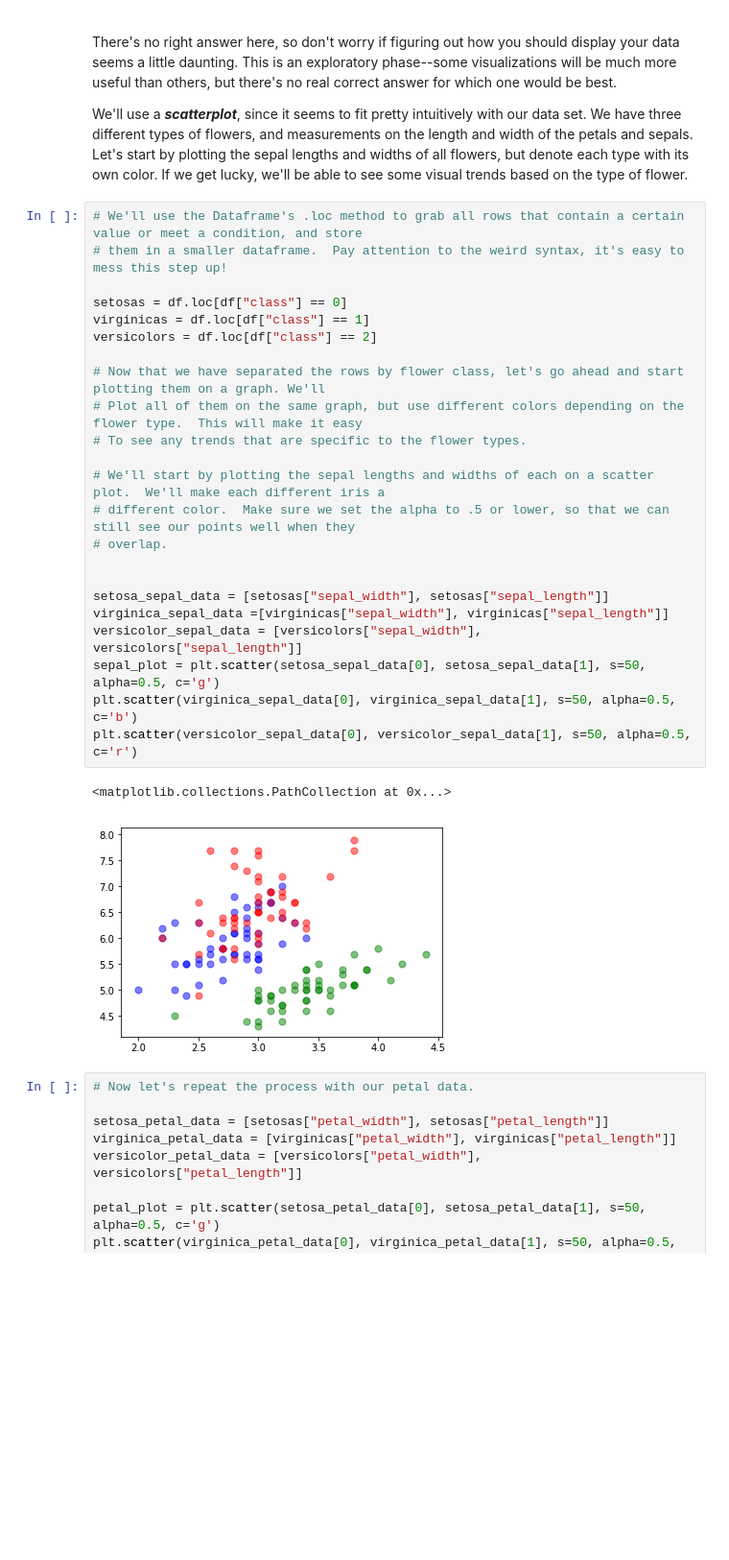
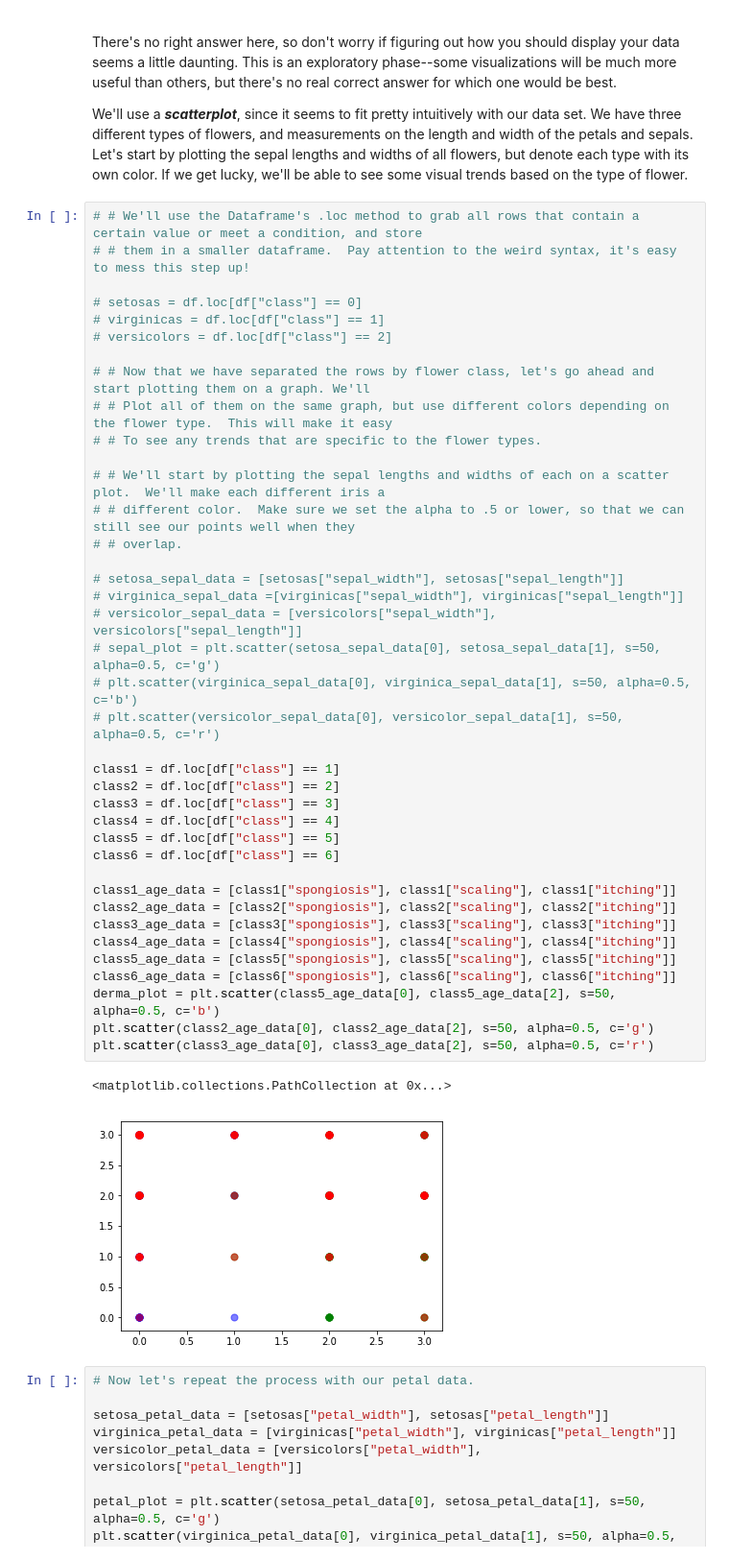
Before and after one commit to Nicholas-Swift/Machine-Learning, a Jupyter notebook: ML_Day1_Challenge/Day 1 Challenge--Flower Power.ipynb, the cells around one changed output. Shown: that part at 96% size. Cells and saved outputs as stored; diff of their text form; blank space fills up the shorter version.

Commit message:
messing with UCI dermatology data

```diff
--- a/ML_Day1_Challenge/Day 1 Challenge--Flower Power.ipynb
+++ b/ML_Day1_Challenge/Day 1 Challenge--Flower Power.ipynb
@@ -160,31 +169,47 @@ There's no right answer here, so don't worry if figuring out how you should disp
 
 We'll use a **_scatterplot_**, since it seems to fit pretty intuitively with our data set.  We have three different types of flowers, and measurements on the length and width of the petals and sepals.  Let's start by plotting the sepal lengths and widths of all flowers, but denote each type with its own color.  If we get lucky, we'll be able to see some visual trends based on the type of flower.
 # %%
-# We'll use the Dataframe's .loc method to grab all rows that contain a certain value or meet a condition, and store
-# them in a smaller dataframe.  Pay attention to the weird syntax, it's easy to mess this step up!
+# # We'll use the Dataframe's .loc method to grab all rows that contain a certain value or meet a condition, and store
+# # them in a smaller dataframe.  Pay attention to the weird syntax, it's easy to mess this step up!
 
-setosas = df.loc[df["class"] == 0]
-virginicas = df.loc[df["class"] == 1]
-versicolors = df.loc[df["class"] == 2]
+# setosas = df.loc[df["class"] == 0]
+# virginicas = df.loc[df["class"] == 1]
+# versicolors = df.loc[df["class"] == 2]
 
-# Now that we have separated the rows by flower class, let's go ahead and start plotting them on a graph. We'll
-# Plot all of them on the same graph, but use different colors depending on the flower type.  This will make it easy
-# To see any trends that are specific to the flower types.
+# # Now that we have separated the rows by flower class, let's go ahead and start plotting them on a graph. We'll
+# # Plot all of them on the same graph, but use different colors depending on the flower type.  This will make it easy
+# # To see any trends that are specific to the flower types.
 
-# We'll start by plotting the sepal lengths and widths of each on a scatter plot.  We'll make each different iris a
-# different color.  Make sure we set the alpha to .5 or lower, so that we can still see our points well when they
-# overlap.
+# # We'll start by plotting the sepal lengths and widths of each on a scatter plot.  We'll make each different iris a
+# # different color.  Make sure we set the alpha to .5 or lower, so that we can still see our points well when they
+# # overlap.
 
+# setosa_sepal_data = [setosas["sepal_width"], setosas["sepal_length"]]
+# virginica_sepal_data =[virginicas["sepal_width"], virginicas["sepal_length"]]
+# versicolor_sepal_data = [versicolors["sepal_width"], versicolors["sepal_length"]]
+# sepal_plot = plt.scatter(setosa_sepal_data[0], setosa_sepal_data[1], s=50, alpha=0.5, c='g')
+# plt.scatter(virginica_sepal_data[0], virginica_sepal_data[1], s=50, alpha=0.5, c='b')
+# plt.scatter(versicolor_sepal_data[0], versicolor_sepal_data[1], s=50, alpha=0.5, c='r')
 
-setosa_sepal_data = [setosas["sepal_width"], setosas["sepal_length"]]
-virginica_sepal_data =[virginicas["sepal_width"], virginicas["sepal_length"]]
-versicolor_sepal_data = [versicolors["sepal_width"], versicolors["sepal_length"]]
-sepal_plot = plt.scatter(setosa_sepal_data[0], setosa_sepal_data[1], s=50, alpha=0.5, c='g')
-plt.scatter(virginica_sepal_data[0], virginica_sepal_data[1], s=50, alpha=0.5, c='b')
-plt.scatter(versicolor_sepal_data[0], versicolor_sepal_data[1], s=50, alpha=0.5, c='r')
+class1 = df.loc[df["class"] == 1]
+class2 = df.loc[df["class"] == 2]
+class3 = df.loc[df["class"] == 3]
+class4 = df.loc[df["class"] == 4]
+class5 = df.loc[df["class"] == 5]
+class6 = df.loc[df["class"] == 6]
+
+class1_age_data = [class1["spongiosis"], class1["scaling"], class1["itching"]]
+class2_age_data = [class2["spongiosis"], class2["scaling"], class2["itching"]]
+class3_age_data = [class3["spongiosis"], class3["scaling"], class3["itching"]]
+class4_age_data = [class4["spongiosis"], class4["scaling"], class4["itching"]]
+class5_age_data = [class5["spongiosis"], class5["scaling"], class5["itching"]]
+class6_age_data = [class6["spongiosis"], class6["scaling"], class6["itching"]]
+derma_plot = plt.scatter(class5_age_data[0], class5_age_data[2], s=50, alpha=0.5, c='b')
+plt.scatter(class2_age_data[0], class2_age_data[2], s=50, alpha=0.5, c='g')
+plt.scatter(class3_age_data[0], class3_age_data[2], s=50, alpha=0.5, c='r')
 # %% [output]
 <matplotlib.collections.PathCollection at 0x...>
-[figure, old version]
+[figure, new version]
 # %%
 # Now let's repeat the process with our petal data.
 
```
Also changed, not shown: parts of 3 cells of this notebook, 1 other file.
